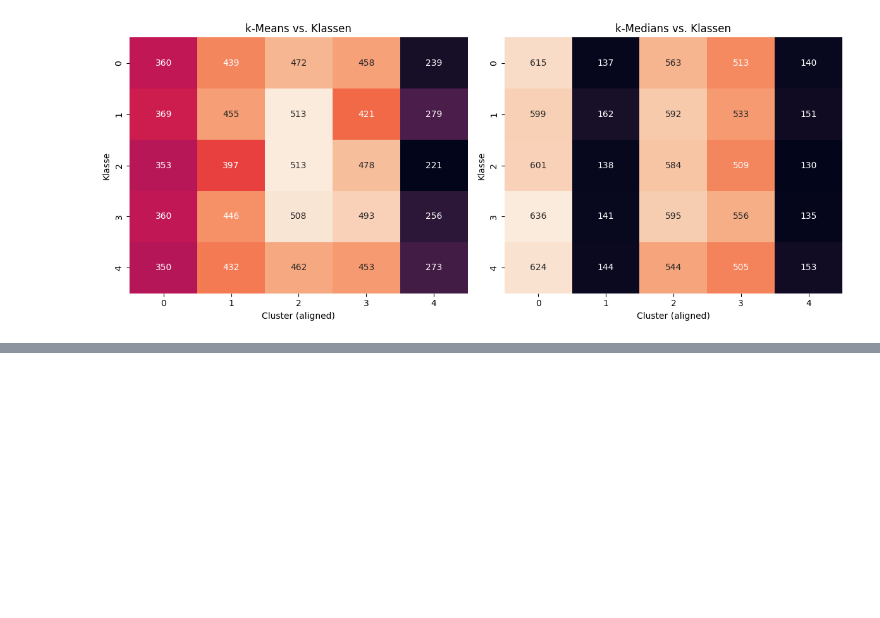
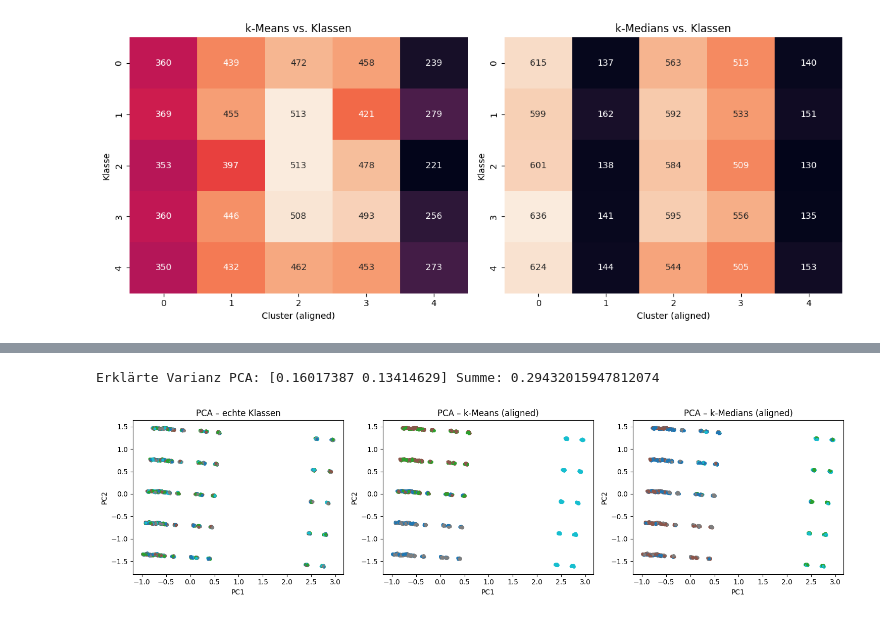
Before and after one commit to StevenOu-187/DSAI-FSM-7ABIF, a Jupyter notebook: Aufgabe2/Versuch2.ipynb, the cells around one changed output, grey strips where cells are left out. Cells and saved outputs as stored; diff of their text form; code cells hidden in the pictures; blank space fills up the shorter version.

```diff
--- a/Aufgabe2/Versuch2.ipynb
+++ b/Aufgabe2/Versuch2.ipynb
@@ -250,0 +255,38 @@ plt.show()
+# %%
+# PCA‑Visualisierung der Daten im 2D‑Raum (alle Features)
+from sklearn.decomposition import PCA
+
+pca = PCA(n_components=2, random_state=42)
+X_pca = pca.fit_transform(X_proc)
+print("Erklärte Varianz PCA:", pca.explained_variance_ratio_, "Summe:", pca.explained_variance_ratio_.sum())
+
+# Stichprobe für Übersichtlichkeit
+rng = np.random.default_rng(42)
+idx = rng.choice(len(X_pca), size=min(3000, len(X_pca)), replace=False)
+X_pca_s = X_pca[idx]
+y_s = y_codes[idx]
+kmeans_s = kmeans_aligned[idx]
+kmed_s = kmed_aligned[idx]
+
+plt.figure(figsize=(15,4))
+
+plt.subplot(1,3,1)
+plt.scatter(X_pca_s[:,0], X_pca_s[:,1], c=y_s, cmap="tab10", s=10)
+plt.title("PCA – echte Klassen")
+plt.xlabel("PC1"); plt.ylabel("PC2")
+
+plt.subplot(1,3,2)
+plt.scatter(X_pca_s[:,0], X_pca_s[:,1], c=kmeans_s, cmap="tab10", s=10)
+plt.title("PCA – k‑Means (aligned)")
+plt.xlabel("PC1"); plt.ylabel("PC2")
+
+plt.subplot(1,3,3)
+plt.scatter(X_pca_s[:,0], X_pca_s[:,1], c=kmed_s, cmap="tab10", s=10)
+plt.title("PCA – k‑Medians (aligned)")
+plt.xlabel("PC1"); plt.ylabel("PC2")
+
+plt.tight_layout()
+plt.show()
+# %% [output]
+Erklärte Varianz PCA: [0.16017387 0.13414629] Summe: 0.29432015947812074
+[figure, added]
```
Also changed, not shown: parts of 1 cell of this notebook, 1 other file.
